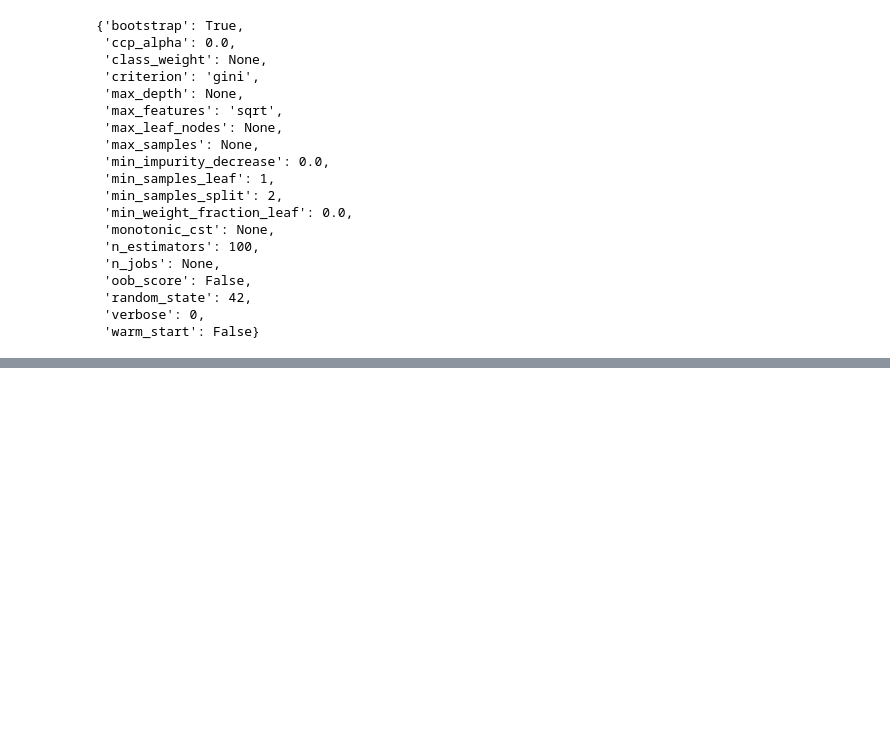
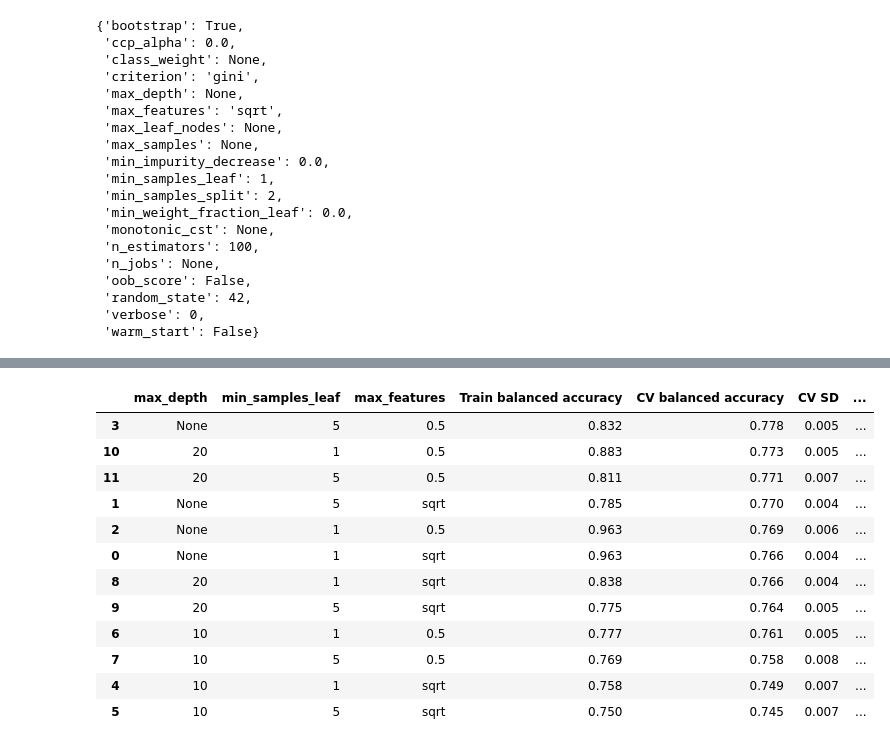
Before and after one commit to SimonYip22/adult-income-ml-classification, a Jupyter notebook: adult_income_workflow.ipynb, the cells around one changed output, grey strips where cells are left out. Cells and saved outputs as stored; diff of their text form; code cells hidden in the pictures; blank space fills up the shorter version.

```diff
--- a/adult_income_workflow.ipynb
+++ b/adult_income_workflow.ipynb
@@ -796,3 +808,5 @@ forest_search = GridSearchCV(
     cv=cv,
     n_jobs=-1,
     return_train_score=True)
+
+forest_search.fit(X_train, y_train)
@@ -798,0 +863,47 @@ forest_search = GridSearchCV(
+# %%
+forest_tuning_results = pd.DataFrame(forest_search.cv_results_)[
+    [
+        "param_classifier__max_depth",
+        "param_classifier__min_samples_leaf",
+        "param_classifier__max_features",
+        "mean_train_score",
+        "mean_test_score",
+        "std_test_score",
+        "rank_test_score",
+    ]
+].copy()
+# %%
+forest_tuning_results["train_validation_gap"] = (
+    forest_tuning_results["mean_train_score"]
+    - forest_tuning_results["mean_test_score"]
+)
+# %%
+forest_tuning_results = forest_tuning_results.rename(
+    columns={
+        "param_classifier__max_depth": "max_depth",
+        "param_classifier__min_samples_leaf": "min_samples_leaf",
+        "param_classifier__max_features": "max_features",
+        "mean_train_score": "Train balanced accuracy",
+        "mean_test_score": "CV balanced accuracy",
+        "std_test_score": "CV SD",
+        "rank_test_score": "Rank",
+    }
+)
+# %%
+forest_tuning_results = forest_tuning_results.sort_values("Rank")
+
+forest_tuning_results.round(3)
+# %% [output]
+|  | max_depth | min_samples_leaf | max_features | Train balanced accuracy | CV balanced accuracy | CV SD | ... |
+| 3 | None | 5 | 0.5 | 0.832 | 0.778 | 0.005 | ... |
+| 10 | 20 | 1 | 0.5 | 0.883 | 0.773 | 0.005 | ... |
+| 11 | 20 | 5 | 0.5 | 0.811 | 0.771 | 0.007 | ... |
+| 1 | None | 5 | sqrt | 0.785 | 0.770 | 0.004 | ... |
+| 2 | None | 1 | 0.5 | 0.963 | 0.769 | 0.006 | ... |
+| 0 | None | 1 | sqrt | 0.963 | 0.766 | 0.004 | ... |
+| 8 | 20 | 1 | sqrt | 0.838 | 0.766 | 0.004 | ... |
+| 9 | 20 | 5 | sqrt | 0.775 | 0.764 | 0.005 | ... |
+| 6 | 10 | 1 | 0.5 | 0.777 | 0.761 | 0.005 | ... |
+| 7 | 10 | 5 | 0.5 | 0.769 | 0.758 | 0.008 | ... |
+| 4 | 10 | 1 | sqrt | 0.758 | 0.749 | 0.007 | ... |
+| 5 | 10 | 5 | sqrt | 0.750 | 0.745 | 0.007 | ... |
```
Also changed, not shown: parts of 6 cells of this notebook.
